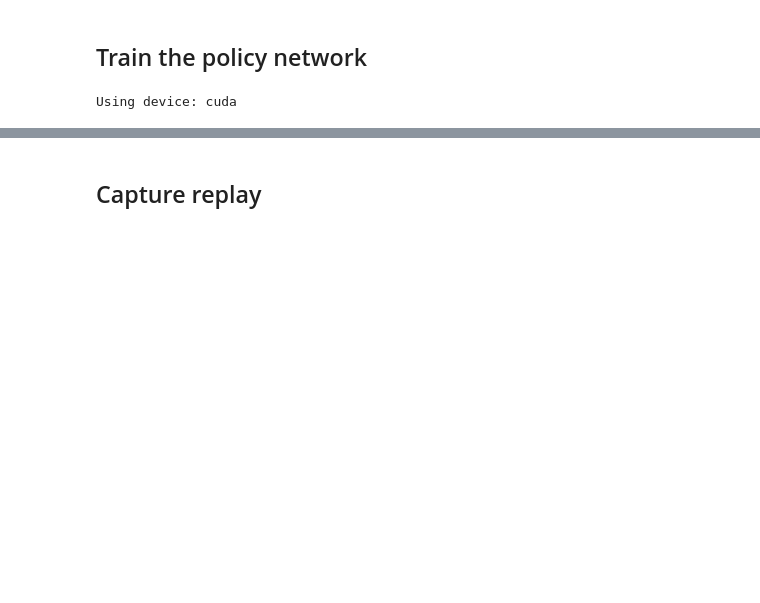
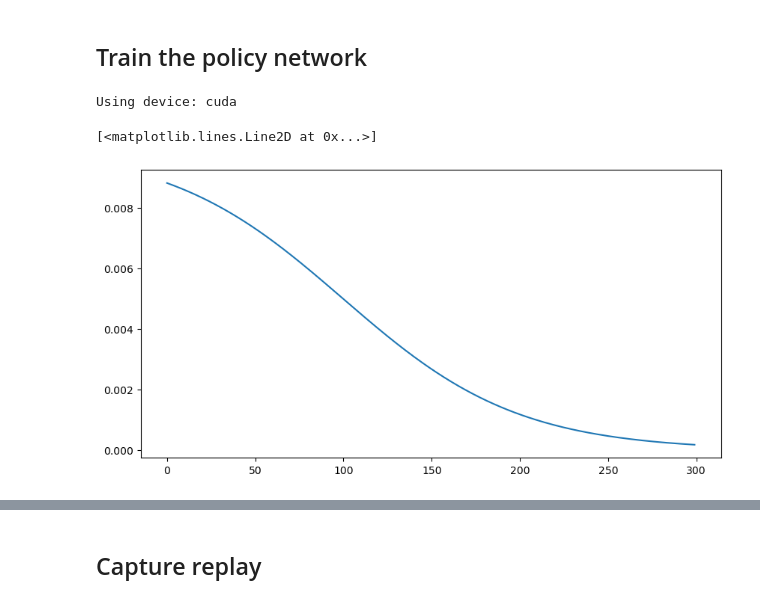
Before and after one commit to libertininick/r2seedo, a Jupyter notebook: notebooks/lunar_lander.ipynb, the cells around one changed output, grey strips where cells are left out. Cells and saved outputs as stored; diff of their text form; code cells hidden in the pictures; blank space fills up the shorter version.

```diff
--- a/notebooks/lunar_lander.ipynb
+++ b/notebooks/lunar_lander.ipynb
@@ -545,28 +652,45 @@ def train_for_one_episode(
     )
 # %%
+n_envs = 64  # Number of parallel environments
+num_episodes = 300  # Number of episodes to train for
+max_steps = 300  # Maximum number of steps per episode
+save_freq = 30  # Frequency to save model
+
 # Initialize vectorized environment
-n_envs = 128
 vec_env = make_vec_env("LunarLander-v2", n_envs=n_envs)
 
 # Collect episode data from a random policy
-episode_data = collect_episode_data(vec_env, None, None, torch.device("cpu"))
+episode_data = collect_episode_data(
+    env=vec_env,
+    model=None,
+    max_steps=100,
+    device=torch.device("cpu")
+)
 
 # Create a policy network
 device = torch.device("cuda" if torch.cuda.is_available() else "cpu")
 print (f"Using device: {device}")
 simple_model = PolicyNet(
     obs_dim=vec_env.observation_space.shape[0],
     act_dim=vec_env.action_space.n,
     hidden_dim=16,
+    num_groups=128,
+    # Initialize with mean and std of observations from random policy episode
     obs_mean=episode_data.observations.mean(dim=(0, 1)),
     obs_std=episode_data.observations.std(dim=(0, 1)),
 )
 simple_model.to(device)
 
 # Create an optimizer
-learning_rate = 1e-2
-learning_rate_decay = 0.99
-optimizer = AdamW(simple_model.parameters(), lr=learning_rate)
+init_learning_rate = 1e-2
+optimizer = AdamW(simple_model.parameters(), lr=init_learning_rate)
+
+learning_rate_schedule = torch.sigmoid(torch.linspace(2, -4, num_episodes))
+learning_rate_schedule *= init_learning_rate
+_, ax = plt.subplots(1, 1, figsize=(10, 5))
+ax.plot(learning_rate_schedule)
 # %% [output]
 Using device: cuda
+[<matplotlib.lines.Line2D at 0x...>]
+[figure, added]
 # %%
```
Also changed, not shown: parts of 17 cells of this notebook.
